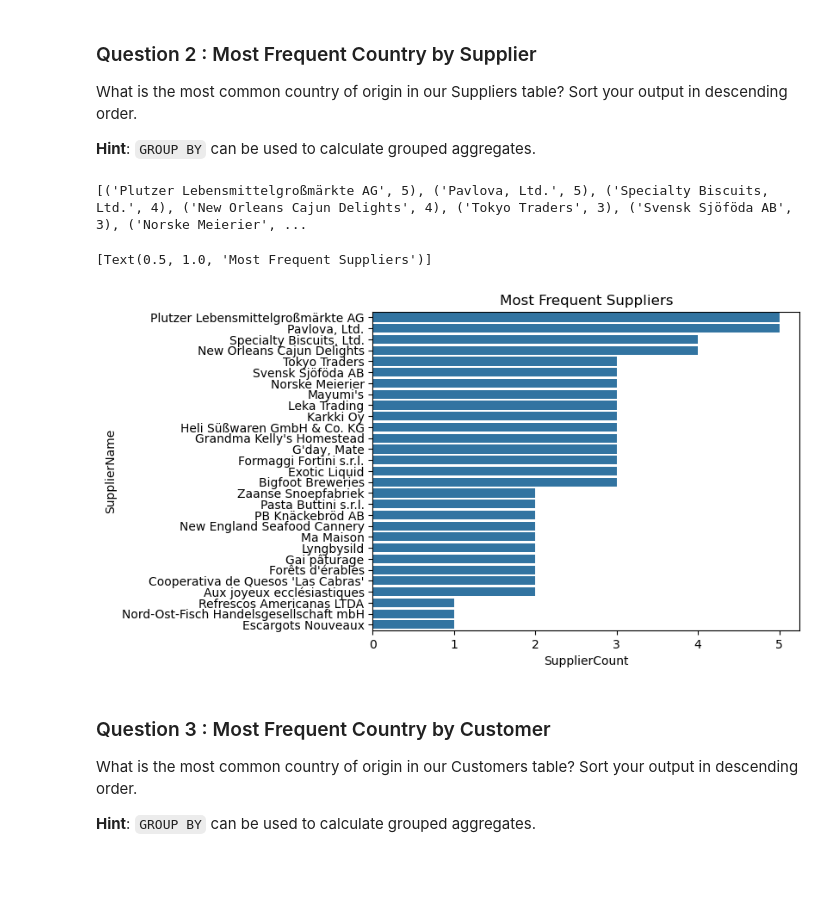
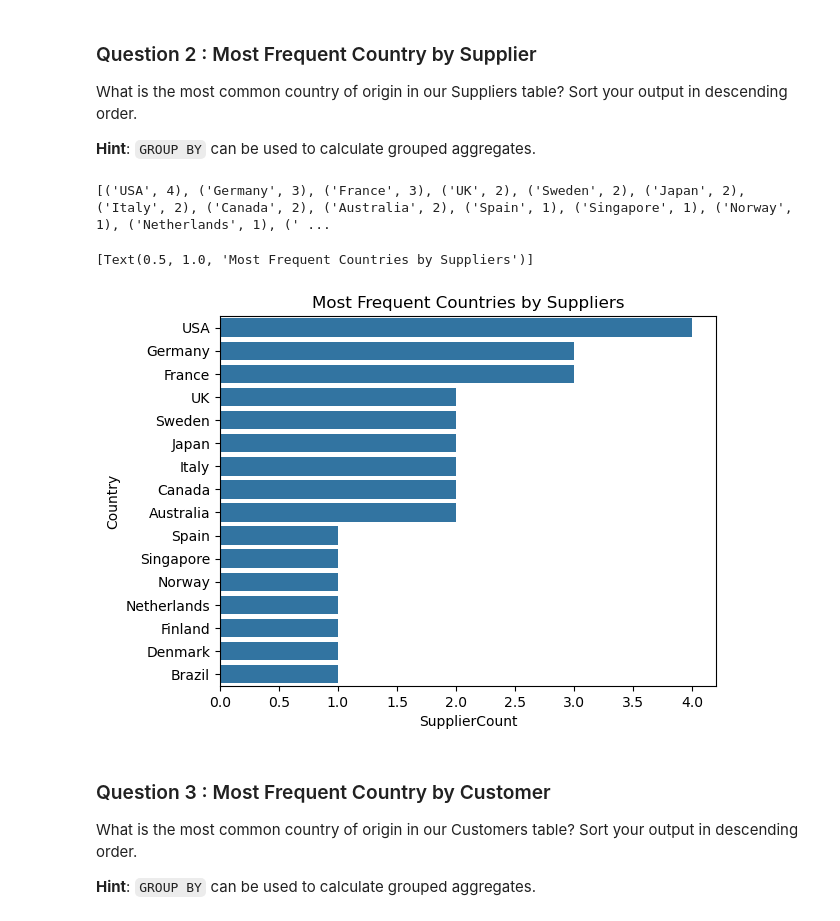
Before and after one commit to vchu22/IF-DS-TLAB4-AdHoc-SQL, a Jupyter notebook: adhoc_report.ipynb, the cells around one changed output. Saved outputs shown, nothing was run; the diff lists cells and outputs as text; code cells hidden in the pictures; blank space fills up the shorter version.

```diff
--- a/adhoc_report.ipynb
+++ b/adhoc_report.ipynb
@@ -44,10 +44,9 @@ What is the most common country of origin in our Suppliers table? Sort your outp
 # %%
 # TODO: Write a SQL query which will answer the question above.
 cursor.execute("""
-    SELECT SupplierName, count(p.ProductID) SupplierCount
-    FROM Products p JOIN Suppliers s
-    ON p.SupplierID = s.SupplierID
-    GROUP BY SupplierName
+    SELECT Country, count(SupplierID) SupplierCount
+    FROM Suppliers
+    GROUP BY Country
     ORDER BY SupplierCount DESC;
 """)
 
@@ -55,16 +54,16 @@ cursor.execute("""
 rows = cursor.fetchall()
 print(rows)
 # %% [output]
-[('Plutzer Lebensmittelgroßmärkte AG', 5), ('Pavlova, Ltd.', 5), ('Specialty Biscuits, Ltd.', 4), ('New Orleans Cajun Delights', 4), ('Tokyo Traders', 3), ('Svensk Sjöföda AB', 3), ('Norske Meierier', ...
+[('USA', 4), ('Germany', 3), ('France', 3), ('UK', 2), ('Sweden', 2), ('Japan', 2), ('Italy', 2), ('Canada', 2), ('Australia', 2), ('Spain', 1), ('Singapore', 1), ('Norway', 1), ('Netherlands', 1), (' ...
 # %%
 # # TODO: Convert your list of tuples to a dataframe
-df = pd.DataFrame(rows, columns=['SupplierName', 'SupplierCount'])
-df.set_index("SupplierName", inplace=True)
+df = pd.DataFrame(rows, columns=['Country', 'SupplierCount'])
+df.set_index("Country", inplace=True)
 # # TODO: Generate a visualization on this dataframe
-sns.barplot(df, x="SupplierCount", y="SupplierName").set(title='Most Frequent Suppliers')
+sns.barplot(df, x="SupplierCount", y="Country").set(title='Most Frequent Countries by Suppliers')
 # %% [output]
-[Text(0.5, 1.0, 'Most Frequent Suppliers')]
+[Text(0.5, 1.0, 'Most Frequent Countries by Suppliers')]
-[figure, old version]
+[figure, new version]
 # %% [markdown]
 ### Question 3 : Most Frequent Country by Customer
 
```
Also changed, not shown: parts of 2 cells of this notebook.
